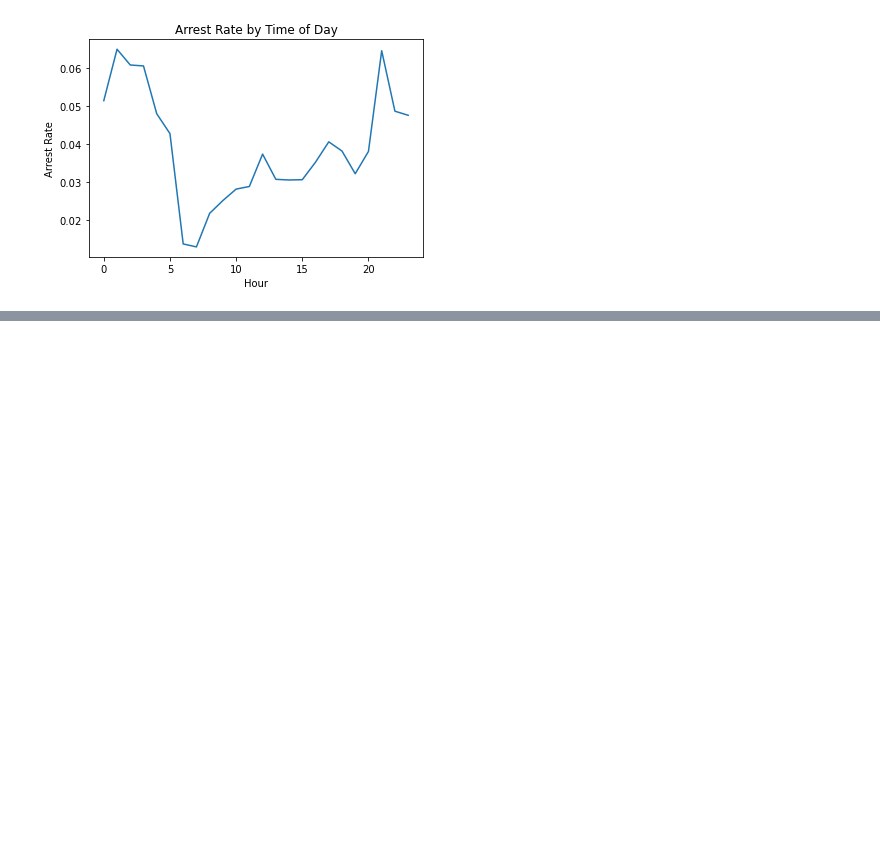
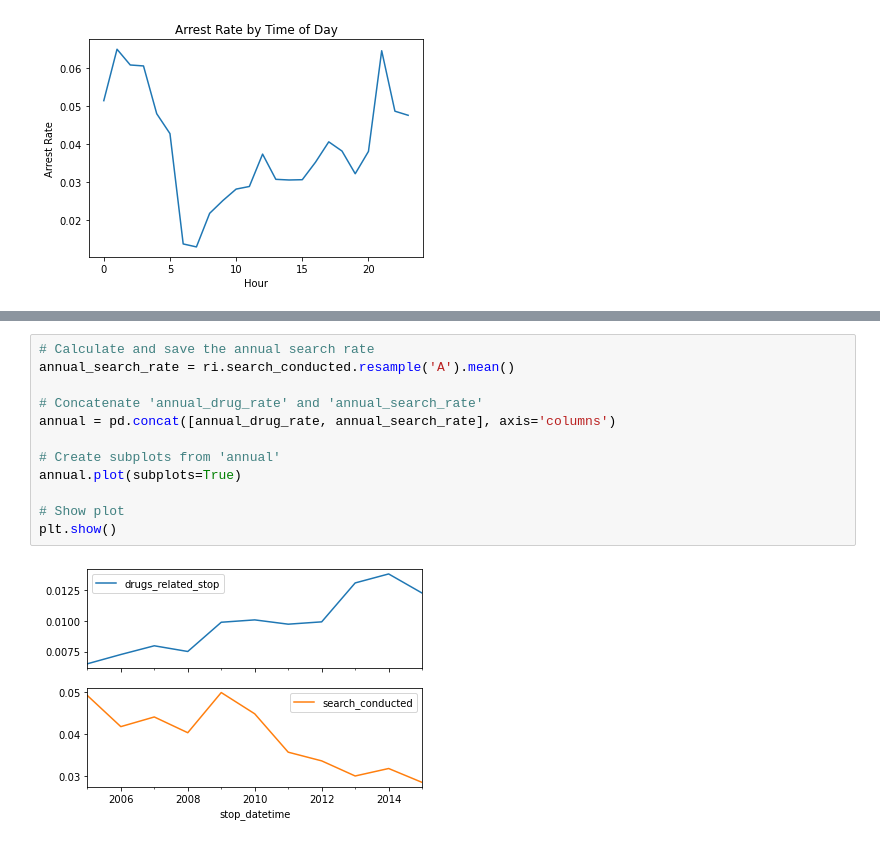
Before and after one commit to SketchQ/DataCamp_DataScience_Track, a Jupyter notebook: 17_Analyzing Police Activity with pandas/Chapter_3_ Visual Exploratory data analysis.ipynb, the cells around one changed output, grey strips where cells are left out. Drawn from its saved outputs; the diff is of its cells as text; blank space fills up the shorter version.

```diff
--- a/17_Analyzing Police Activity with pandas/Chapter_3_ Visual Exploratory data analysis.ipynb
+++ b/17_Analyzing Police Activity with pandas/Chapter_3_ Visual Exploratory data analysis.ipynb
@@ -203,0 +322,14 @@ plt.show()
+# %%
+# Calculate and save the annual search rate
+annual_search_rate = ri.search_conducted.resample('A').mean()
+
+# Concatenate 'annual_drug_rate' and 'annual_search_rate'
+annual = pd.concat([annual_drug_rate, annual_search_rate], axis='columns')
+
+# Create subplots from 'annual'
+annual.plot(subplots=True)
+
+# Show plot
+plt.show()
+# %% [output]
+[figure, added]
```
Also changed, not shown: parts of 17 cells of this notebook.
